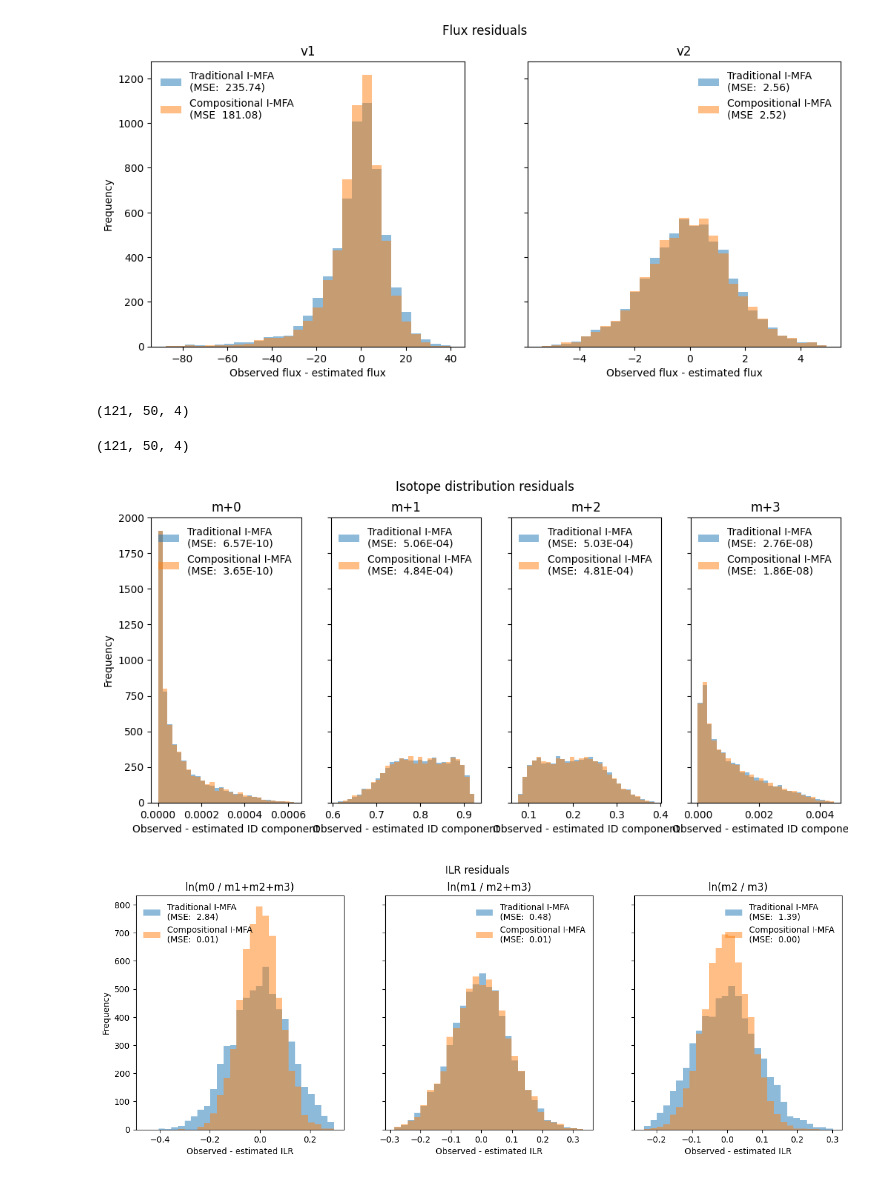
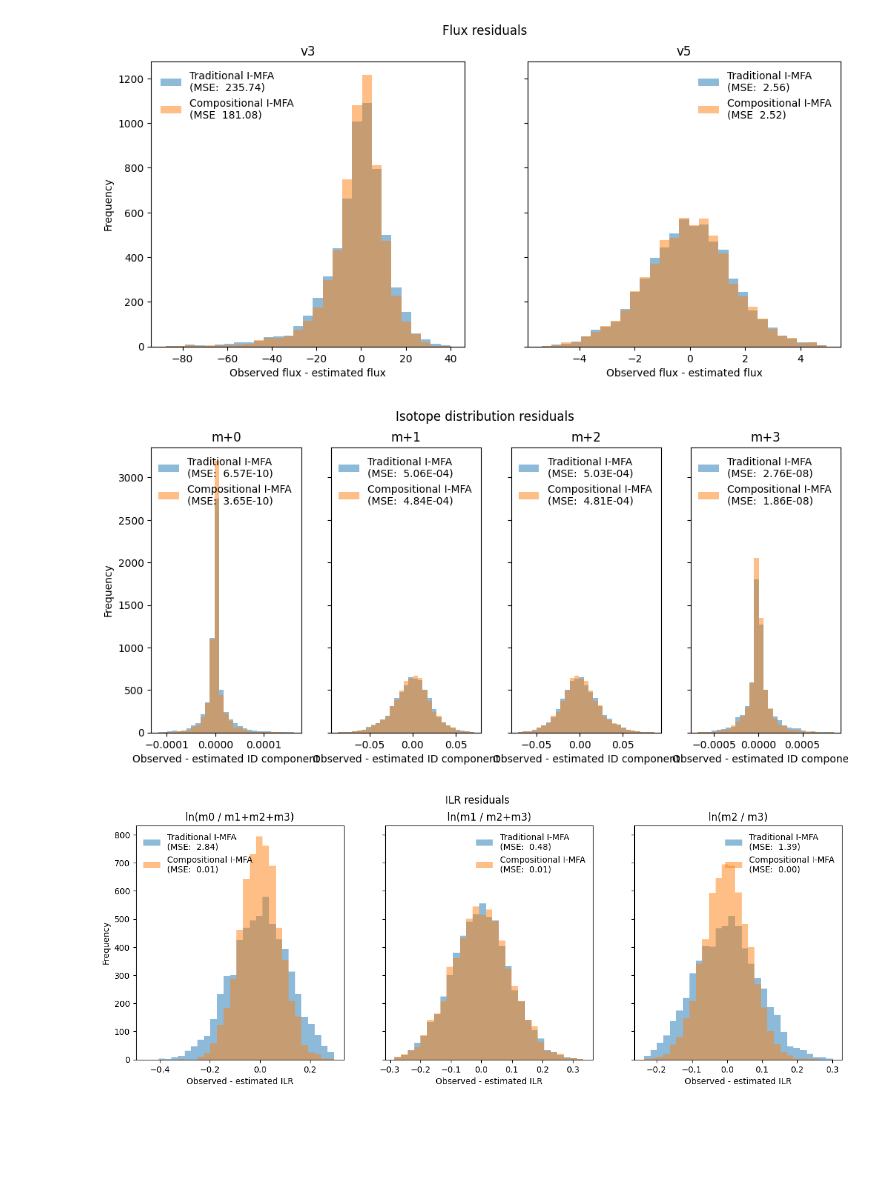
Before and after one commit to dtu-qmcm/cmfa, a Jupyter notebook: notebooks/toy_network.ipynb, the cells around one changed output. Cells and saved outputs as stored; diff of their text form; code cells hidden in the pictures; blank space fills up the shorter version.

Commit message:
Udpates on toy_network and figures and analysis for TCA cycle

```diff
--- a/notebooks/toy_network.ipynb
+++ b/notebooks/toy_network.ipynb
@@ -163,7 +187,7 @@ for (i, ax) in enumerate(axes):
         label=f"Compositional I-MFA\n(MSE {mse_ilr[i]: .2f})"
     )
     # ax.axvline(true_flux[flux_ix], color="red", label=f"True flux ({true_flux[flux_ix]})")
-    ax.set(title=f"v{i+1}", xlabel="Observed flux - estimated flux")
+    ax.set(title=f"v{3+2*i}", xlabel="Observed flux - estimated flux")
     ax.legend(frameon=False)
 axes[0].set_ylabel("Frequency");
 
@@ -171,43 +195,35 @@ f.suptitle("Flux residuals");
 f.savefig(PLOT_DIR / "flux_residuals_toy.png", bbox_inches="tight", dpi=200)
 # %% [output]
 [figure]
-# %%
-estimated_ids["ilr"].shape
-# %% [output]
-(121, 50, 4)
-# %%
-id_resid_trad.shape
-# %% [output]
-(121, 50, 4)
 # %%
 f, axes = plt.subplots(1, 4, figsize=[12, 5], sharey=True)
 
 for (i, ax) in enumerate(axes):
-    resid_trad_i = estimated_ids["trad"][:, :, i].flatten()
-    resid_comp_i = estimated_ids["ilr"][:, :, i].flatten()
+    resid_trad_i = id_resid_trad[:, :, i].flatten()
+    resid_comp_i = id_resid_ilr[:, :, i].flatten()
     xmin = np.quantile(np.concat([resid_trad_i, resid_comp_i]), 0.001)
     xmax = np.quantile(np.concat([resid_trad_i, resid_comp_i]), 0.999)
     bins = np.linspace(xmin, xmax, 30)
     h_trad = ax.hist(
         resid_trad_i,
         bins=bins,
         alpha=0.5,
         label=f"Traditional I-MFA\n(MSE: {id_mse_trad[i]: .2E})"
     )
     h_ilr = ax.hist(
         resid_comp_i,
         bins=bins,
         alpha=0.5,
         label=f"Compositional I-MFA\n(MSE: {id_mse_ilr[i]: .2E})"
     )
     # ax.axvline(true_flux[flux_ix], color="red", label=f"True flux ({true_flux[flux_ix]})")
     ax.set(title=f"m+{i}", xlabel="Observed - estimated ID component")
     ax.legend(frameon=False)
 axes[0].set_ylabel("Frequency");
 
 f.suptitle("Isotope distribution residuals");
 # %% [output]
-[figure, old version]
+[figure, new version]
 # %%
 ratio_lhs = (f"m{i}" for i in range(3))
 ratio_rhs = ("+".join([f"m{j}" for j in range(i+1, 4)]) for i in range(3))
```
Also changed, not shown: parts of 14 cells of this notebook, 10 other files.
